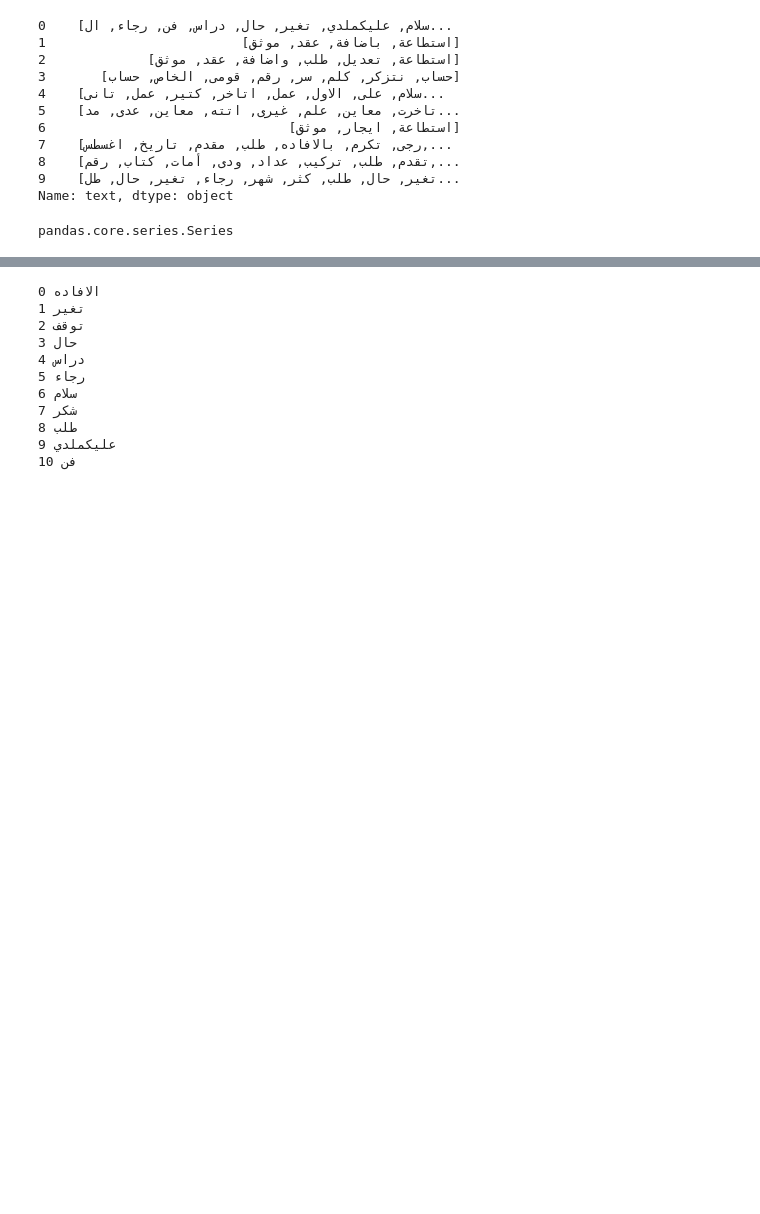
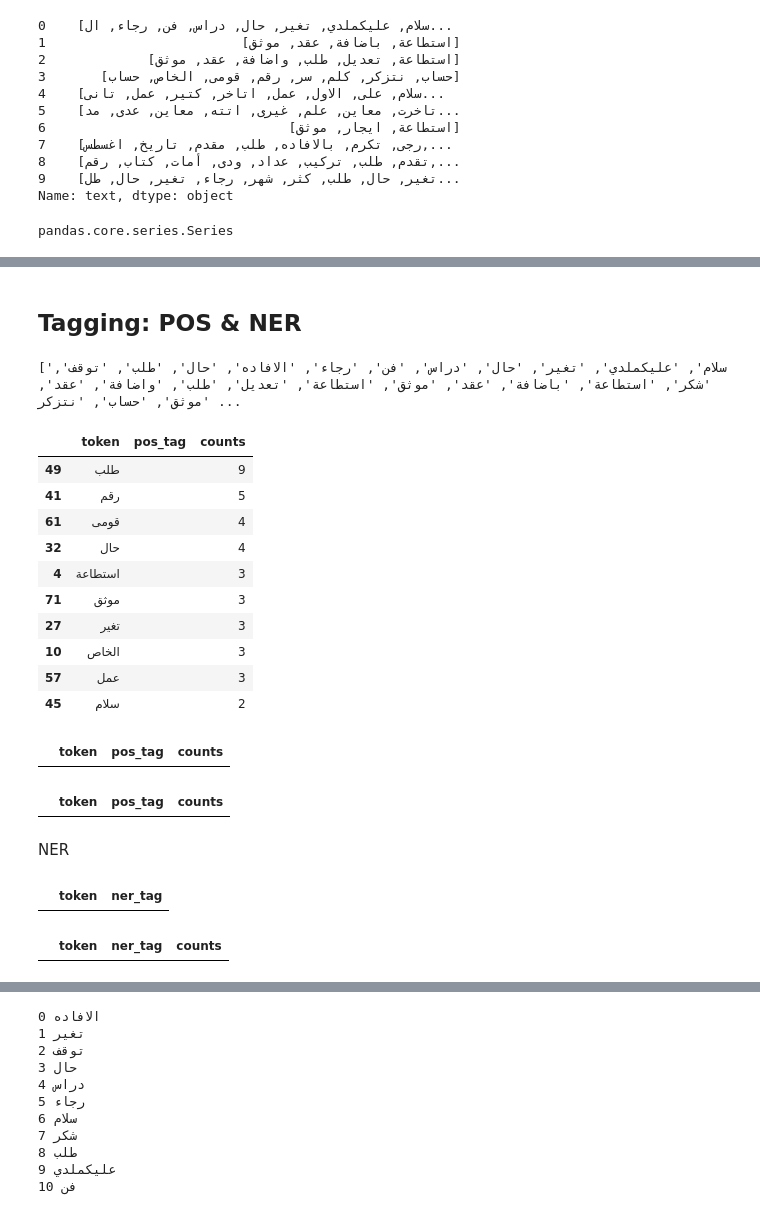
Before and after one commit to HagarIbrahiem/NLP_Topic_Modeling, a Jupyter notebook: Topic_Modeling_for_Arabic_short_texts.ipynb, the cells around one changed output, grey strips where cells are left out. Saved outputs shown, nothing was run; the diff lists cells and outputs as text; code cells hidden in the pictures; blank space fills up the shorter version.

```diff
--- a/Topic_Modeling_for_Arabic_short_texts.ipynb
+++ b/Topic_Modeling_for_Arabic_short_texts.ipynb
@@ -305,0 +294,76 @@ pandas.core.series.Series
+# %% [markdown]
+## Tagging: POS & NER
+# %%
+# create lists for just our tokens
+# tokens_clean_list = sum(processed_docs.tolist(), []) #unpack our lists into a single list
+
+# Explode the Series to convert lists into separate rows
+x = processed_docs.explode()
+
+# Convert the result back to a list
+processed_docs = x.tolist()
+
+print(processed_docs)
+# %% [output]
+['سلام', 'عليكملدي', 'تغير', 'حال', 'دراس', 'فن', 'رجاء', 'الافاده', 'حال', 'طلب', 'توقف', 'شكر', 'استطاعة', 'باضافة', 'عقد', 'موثق', 'استطاعة', 'تعديل', 'طلب', 'واضافة', 'عقد', 'موثق', 'حساب', 'نتزكر ...
+# %%
+# nlp = spacy.load('en_core_web_sm')
+nlp = spacy.blank("ar") # empty English pipeline
+# %%
+# create a spacy doc from our raw text - better for pos tagging
+spacy_doc = nlp(' '.join(processed_docs))
+# %%
+# extract the tokens and pos tags into a dataframe
+pos_df = pd.DataFrame(columns=['token', 'pos_tag'])
+
+for token in spacy_doc:
+    pos_df = pos_df._append({'token': token.text,
+                            'pos_tag': token.pos_}, ignore_index=True)
+# %%
+# token frequency count
+pos_df_counts = pos_df.groupby(['token','pos_tag']).size().reset_index(name='counts').sort_values(by='counts', ascending=False)
+pos_df_counts.head(10)
+# %% [output]
+|  | token | pos_tag | counts |
+| 49 | طلب |  | 9 |
+| 41 | رقم |  | 5 |
+| 61 | قومى |  | 4 |
+| 32 | حال |  | 4 |
+| 4 | استطاعة |  | 3 |
+| 71 | موثق |  | 3 |
+| 27 | تغير |  | 3 |
+| 10 | الخاص |  | 3 |
+| 57 | عمل |  | 3 |
+| 45 | سلام |  | 2 |
+# %%
+# most common nouns
+nouns = pos_df_counts[pos_df_counts.pos_tag == "NOUN"][0:10]
+nouns
+# %% [output]
+|  | token | pos_tag | counts |
+# %%
+# most common nouns
+nouns = pos_df_counts[pos_df_counts.pos_tag == "VERB"][0:10]
+nouns
+# %% [output]
+|  | token | pos_tag | counts |
+# %% [markdown]
+NER
+# %%
+# extract the tokens and entity tags into a dataframe
+ner_df = pd.DataFrame(columns=['token', 'ner_tag'])
+
+for token in spacy_doc.ents:
+    if pd.isna(token.label_) is False:
+        ner_df = ner_df.append({'token': token.text,
+                                'ner_tag': token.label_}, ignore_index=True)
+
+ner_df.head()
+# %% [output]
+|  | token | ner_tag |
+# %%
+# token frequency count
+ner_df_counts = ner_df.groupby(['token','ner_tag']).size().reset_index(name='counts').sort_values(by='counts', ascending=False)
+ner_df_counts.head(10)
+# %% [output]
+|  | token | ner_tag | counts |
```
Also changed, not shown: parts of 101 cells of this notebook.
